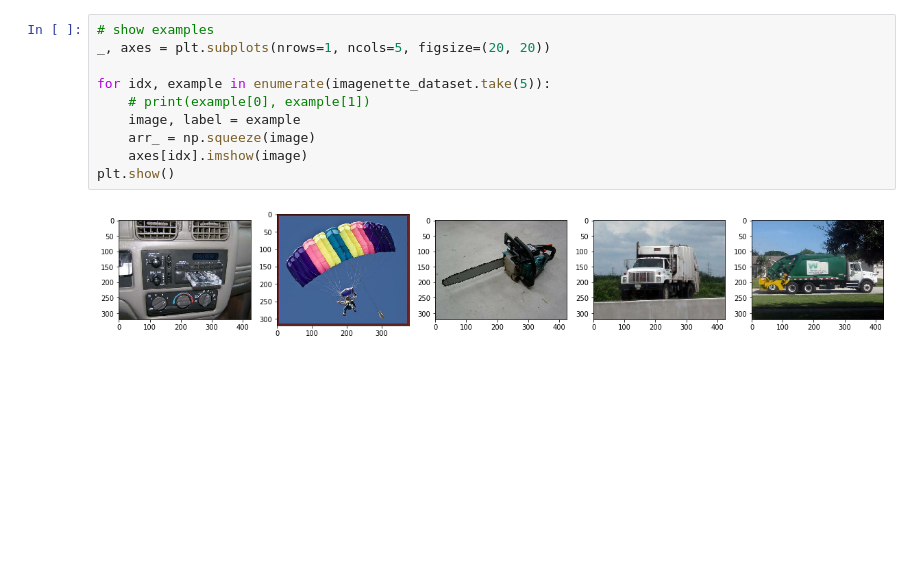
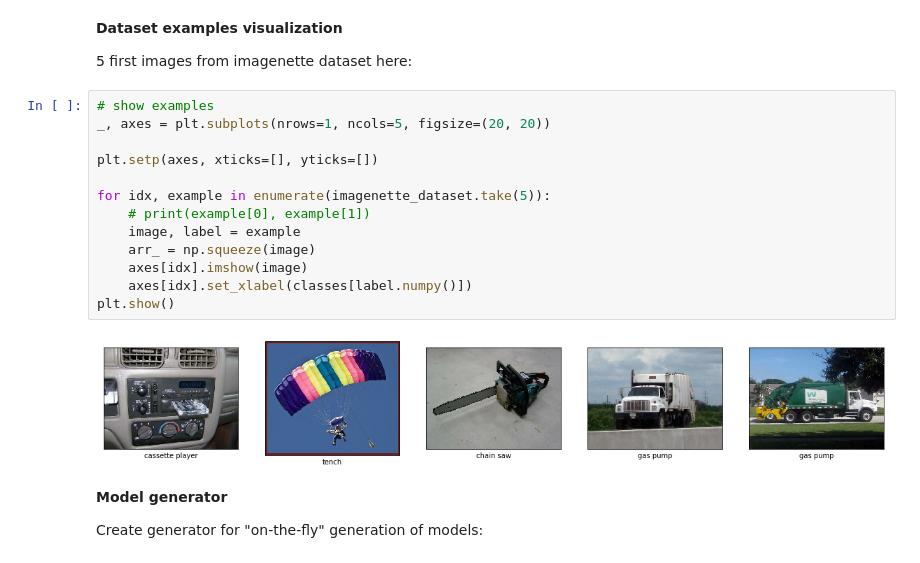
Before and after one commit to TimbusCalin/otus_cv_cource, a Jupyter notebook: src/otus_hw2/top_5_accuracy.ipynb, the cells around one changed output. Drawn from its saved outputs; the diff is of its cells as text; blank space fills up the shorter version.

```diff
--- a/src/otus_hw2/top_5_accuracy.ipynb
+++ b/src/otus_hw2/top_5_accuracy.ipynb
@@ -18,13 +46,24 @@ imagenette_dataset = tfds.load(
+# %% [markdown]
+**Dataset examples visualization**
+
+5 first images from imagenette dataset here:
 # %%
 # show examples
 _, axes = plt.subplots(nrows=1, ncols=5, figsize=(20, 20))
+
+plt.setp(axes, xticks=[], yticks=[])
 
 for idx, example in enumerate(imagenette_dataset.take(5)):
     # print(example[0], example[1])
     image, label = example
     arr_ = np.squeeze(image)
     axes[idx].imshow(image)
+    axes[idx].set_xlabel(classes[label.numpy()])
 plt.show()
 # %% [output]
-[figure, old version]
+[figure, new version]
+# %% [markdown]
+**Model generator**
+
+Create generator for "on-the-fly" generation of models:
 # %%
```
Also changed, not shown: parts of 10 cells of this notebook.
